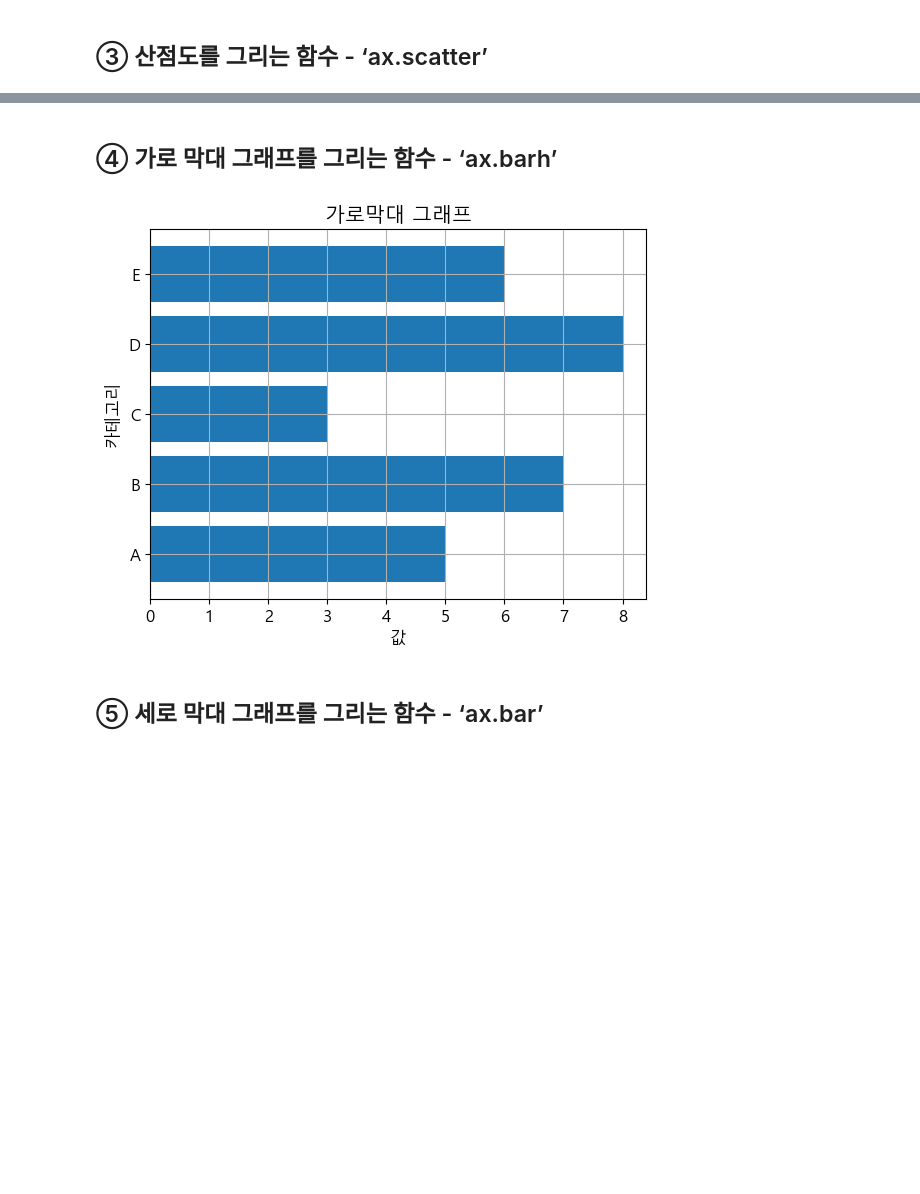
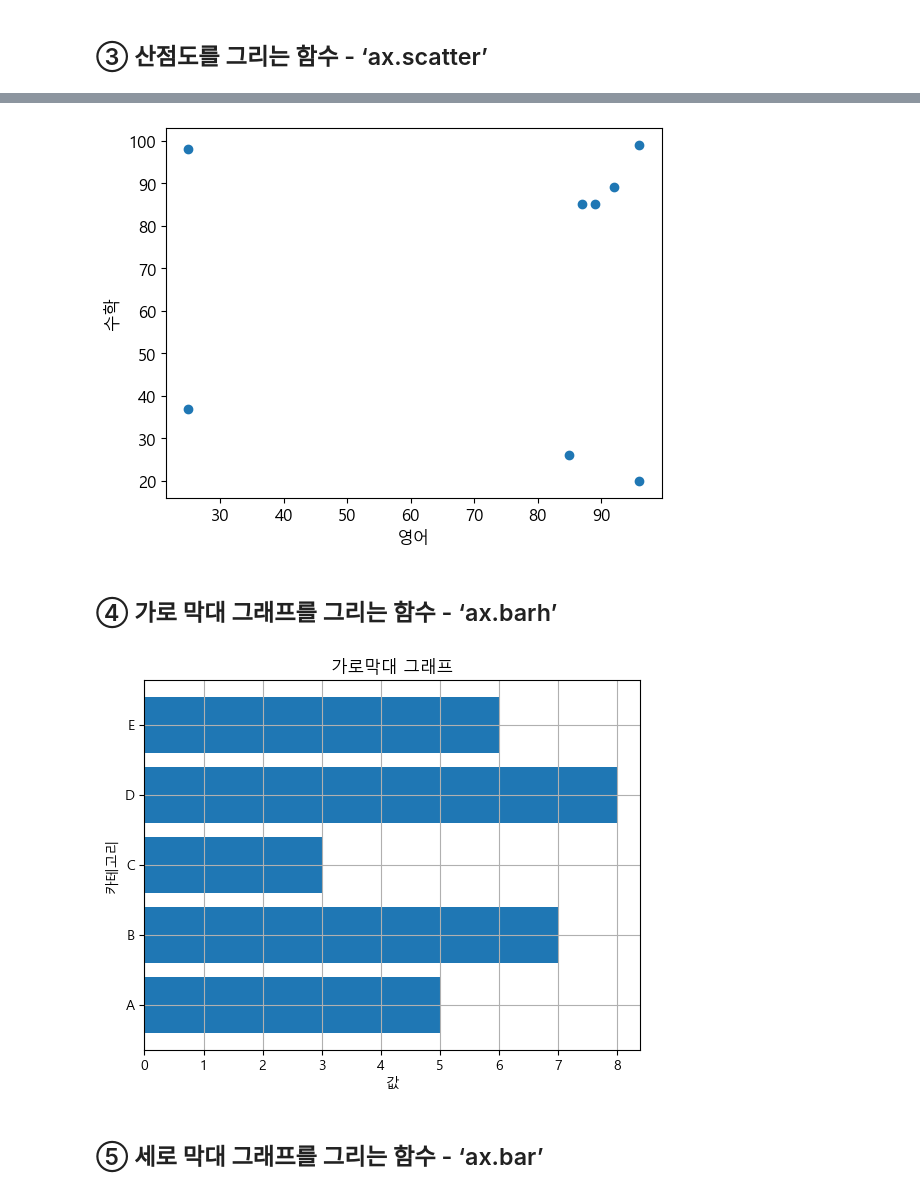
Before and after one commit to loveinlove02/data01, a Jupyter notebook: app_02.ipynb, the cells around one changed output, grey strips where cells are left out. Saved outputs shown, nothing was run; the diff lists cells and outputs as text; code cells hidden in the pictures; blank space fills up the shorter version.

```diff
--- a/app_02.ipynb
+++ b/app_02.ipynb
@@ -58,3 +64,34 @@ plt.show()
+# %%
+import matplotlib.pyplot as plt
+import matplotlib
+import numpy as np
+import pandas as pd
+
+matplotlib.rcParams['font.family'] = 'Malgun Gothic'
+matplotlib.rcParams['font.size'] = 12
+matplotlib.rcParams['axes.unicode_minus'] = False
+
+df = pd.DataFrame(
+    {
+        '이름': ['홍길동', '김철수', '이영희' , '김민지', '조윤정' ,'이지영', '박민정', '윤수정'],
+        '반': ['1반','2반','1반','3반','2반', '2반', '1반', '3반'],
+        '국어': [95, 98, 98, 85, 65, 89, 65, 85],
+        '영어': [87, 25, 96, 89, 92, 25, 85, 96],
+        '수학': [85, 98, 20, 85, 89, 37, 26, 99],
+        '과학': [98, 50, 88, 85, 95, 32, 19, 98],
+        '특기': ['코딩', '피아노', '미술', '코딩', '코딩', '피아노', '미술', '코딩']
+    },
+    index=['1번', '2번', '3번', '4번', '5번', '6번', '7번', '8번']
+)
+
+df['학년'] = [3, 3, 2, 1, 1, 1, 2, 3]
+
+plt.scatter(df['영어'], df['수학'])
+plt.xlabel('영어')
+plt.ylabel('수학')
+plt.show()
+# %% [output]
+[figure, added]
 # %% [markdown]
 ## ④ 가로 막대 그래프를 그리는 함수 - ‘ax.barh’
 # %%
@@ -76,7 +113,7 @@ plt.grid(True)
 plt.title('가로막대 그래프')
 plt.show()
 # %% [output]
-[figure, old version]
+[figure, new version]
 # %% [markdown]
 ## ⑤ 세로 막대 그래프를 그리는 함수 - ‘ax.bar’
 # %%
```
Also changed, not shown: parts of 7 cells of this notebook.
